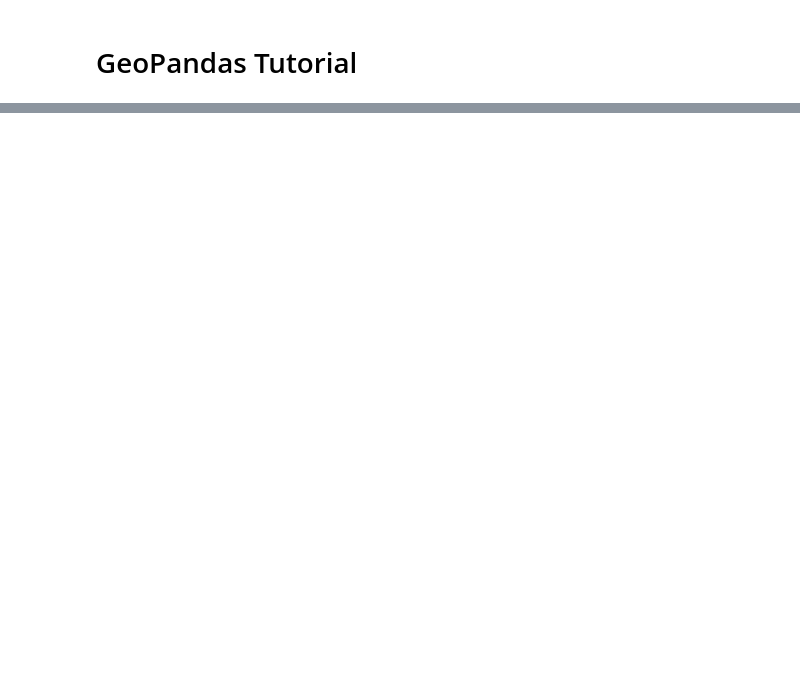
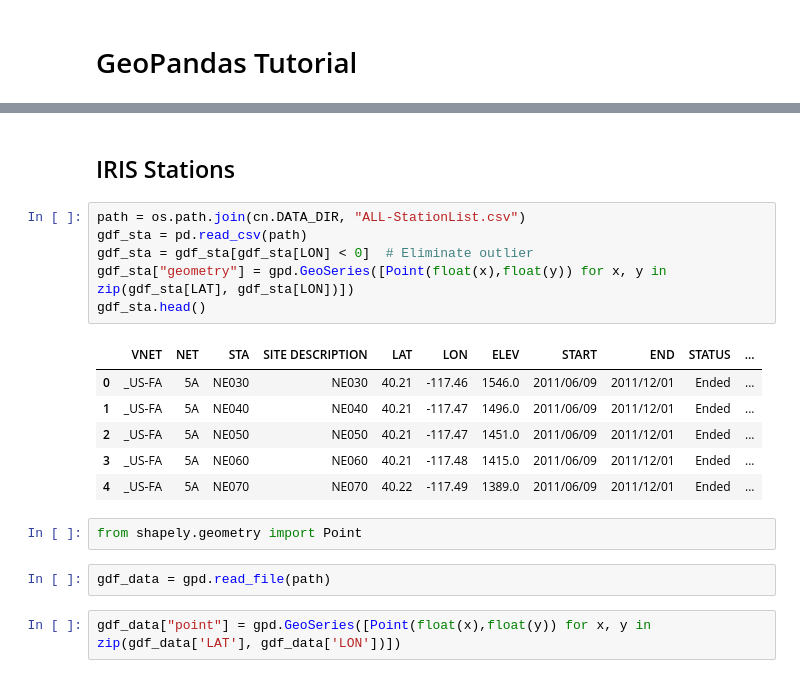
Before and after one commit to uwescience/whaletracks, a Jupyter notebook: examples/Tutorial.ipynb, the cells around one changed output, grey strips where cells are left out. Cells and saved outputs as stored; diff of their text form; blank space fills up the shorter version.

```diff
--- a/examples/Tutorial.ipynb
+++ b/examples/Tutorial.ipynb
@@ -27,0 +50,21 @@ df_data.plot()
+# %% [markdown]
+## IRIS Stations
+# %%
+path = os.path.join(cn.DATA_DIR, "ALL-StationList.csv")
+gdf_sta = pd.read_csv(path)
+gdf_sta = gdf_sta[gdf_sta[LON] < 0]  # Eliminate outlier
+gdf_sta["geometry"] = gpd.GeoSeries([Point(float(x),float(y)) for x, y in zip(gdf_sta[LAT], gdf_sta[LON])])
+gdf_sta.head()
+# %% [output]
+|  | VNET | NET | STA | SITE DESCRIPTION | LAT | LON | ELEV | START | END | STATUS | ... |
+| 0 | _US-FA | 5A | NE030 | NE030 | 40.21 | -117.46 | 1546.0 | 2011/06/09 | 2011/12/01 | Ended | ... |
+| 1 | _US-FA | 5A | NE040 | NE040 | 40.21 | -117.47 | 1496.0 | 2011/06/09 | 2011/12/01 | Ended | ... |
+| 2 | _US-FA | 5A | NE050 | NE050 | 40.21 | -117.47 | 1451.0 | 2011/06/09 | 2011/12/01 | Ended | ... |
+| 3 | _US-FA | 5A | NE060 | NE060 | 40.21 | -117.48 | 1415.0 | 2011/06/09 | 2011/12/01 | Ended | ... |
+| 4 | _US-FA | 5A | NE070 | NE070 | 40.22 | -117.49 | 1389.0 | 2011/06/09 | 2011/12/01 | Ended | ... |
+# %%
+from shapely.geometry import Point
+# %%
+gdf_data = gpd.read_file(path)
+# %%
+gdf_data["point"] = gpd.GeoSeries([Point(float(x),float(y)) for x, y in zip(gdf_data['LAT'], gdf_data['LON'])])
```
Also changed, not shown: parts of 21 cells of this notebook, 26 other files.
